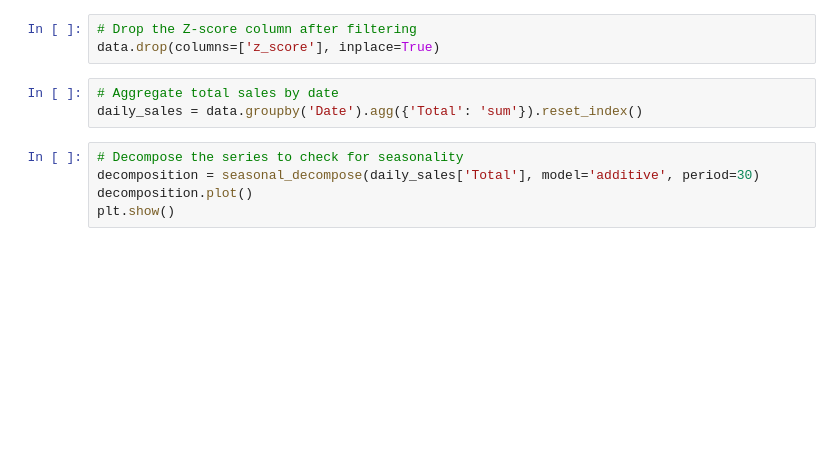
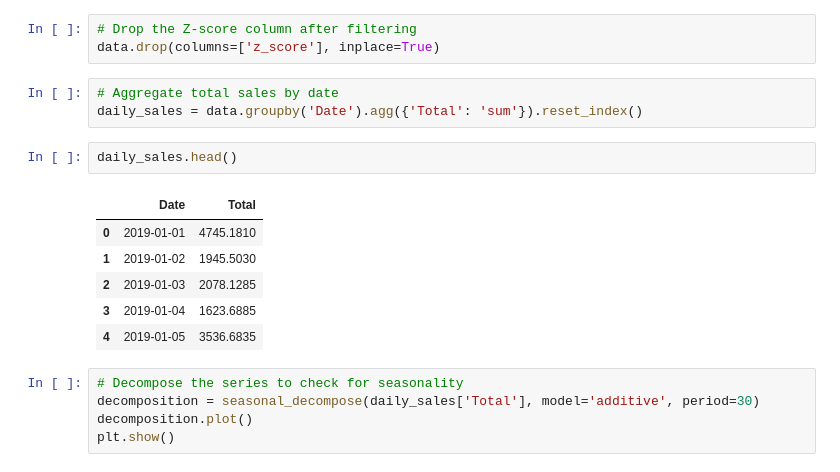
Before and after one commit to msmthethwa/Time-Series-Forecasting, a Jupyter notebook: Prophet.ipynb, the cells around one changed output. Cells and saved outputs as stored; diff of their text form; blank space fills up the shorter version.

```diff
--- a/Prophet.ipynb
+++ b/Prophet.ipynb
@@ -116,6 +126,15 @@ data.drop(columns=['z_score'], inplace=True)
 # %%
 # Aggregate total sales by date
 daily_sales = data.groupby('Date').agg({'Total': 'sum'}).reset_index()
+# %%
+daily_sales.head()
+# %% [output]
+|  | Date | Total |
+| 0 | 2019-01-01 | 4745.1810 |
+| 1 | 2019-01-02 | 1945.5030 |
+| 2 | 2019-01-03 | 2078.1285 |
+| 3 | 2019-01-04 | 1623.6885 |
+| 4 | 2019-01-05 | 3536.6835 |
 # %%
 # Decompose the series to check for seasonality
 decomposition = seasonal_decompose(daily_sales['Total'], model='additive', period=30)
```
Also changed, not shown: parts of 6 cells of this notebook.
